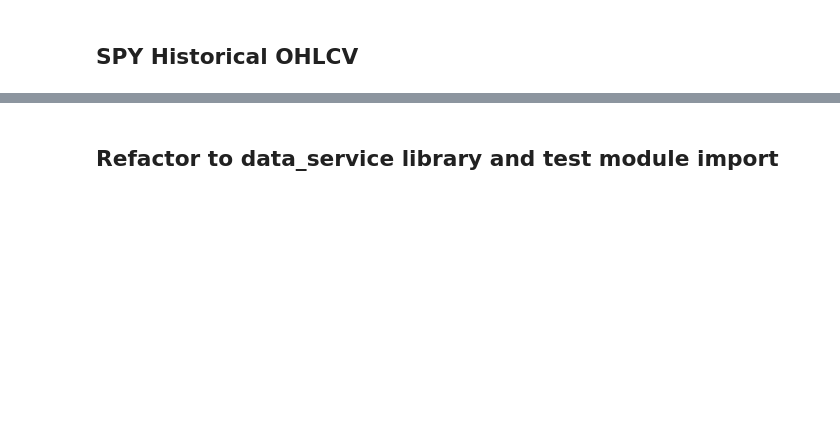
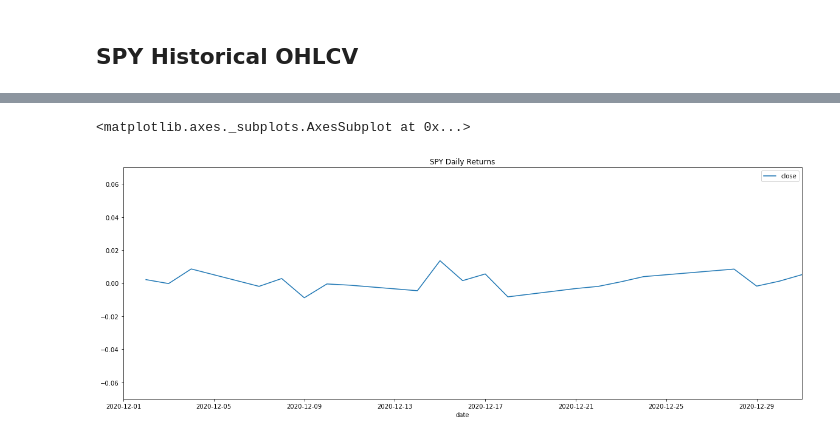
Before and after one commit to nospmah/fintech.group_project, a Jupyter notebook: notebooks/brian_working_2.ipynb, the cells around one changed output, grey strips where cells are left out. Cells and saved outputs as stored; diff of their text form; code cells hidden in the pictures; blank space fills up the shorter version.

Commit message:
Helper methods, calculating and plotting pct chg

```diff
--- a/notebooks/brian_working_2.ipynb
+++ b/notebooks/brian_working_2.ipynb
@@ -92,2 +37,6 @@ btc_df.head()
+# %%
+# Common date params
+start_date = '2020-12-01'
+end_date = '2021-01-01'
 # %% [markdown]
 ## BTC Historical OHLCV
@@ -178,20 +50,0 @@ alpaca_api = tradeapi.REST(
-# %%
-# Format current date as ISO format
-# We're acutally going to pull from three days ago to ensure closing prices available
-# current_date = pd.Timestamp(date.today() - timedelta(days = 20), tz="America/New_York").isoformat()
-start_date = pd.Timestamp('2015-01-01', tz="America/New_York").isoformat()
-end_date = pd.Timestamp('2020-01-01', tz="America/New_York").isoformat()
-
-# Set the tickers
-tickers = ["SPY"]
-
-# Get current closing prices for SPY and AGG
-spy_raw_df = alpaca_api.get_barset(
-    tickers,
-    alpaca_api_period,
-    start=start_date,
-    end=end_date
-).df
-
-# Preview DataFrame
-spy_raw_df.head()
@@ -274,0 +51,4 @@ RangeIndex(start=0, stop=1258, step=1)
+# %%
+# Call data_service to get SPY historical OHLCV
+spy_df = ds.get_stock_OHLCV(alpaca_api_key, alpaca_secret_key, 'SPY', start_date, end_date, '1D')
+spy_df.head()
@@ -274,0 +62,5 @@ RangeIndex(start=0, stop=1258, step=1)
+# %%
+# Calculate Daily Returns using helper method from data_service
+# Daily returns needed to compare two assets, otherwise do not share same y axis range
+spy_returns_df = ds.get_pct_chg_for_OHLCV(spy_df)
+spy_returns_df.head()
@@ -275 +100,7 @@ RangeIndex(start=0, stop=1258, step=1)
+# %%
+# Plot using Pandas
+spy_returns_df.plot(title='SPY Daily Returns', figsize=(20,7), fontsize=10, ylim=(-.07,.07), legend=True)
+# %% [output]
+<matplotlib.axes._subplots.AxesSubplot at 0x...>
+[figure, added]
 # %%
@@ -295,2 +119,0 @@ RangeIndex(start=0, stop=1258, step=1)
-# %% [markdown]
-## Refactor to data_service library and test module import
```
Also changed, not shown: parts of 39 cells of this notebook, 2 other files.
